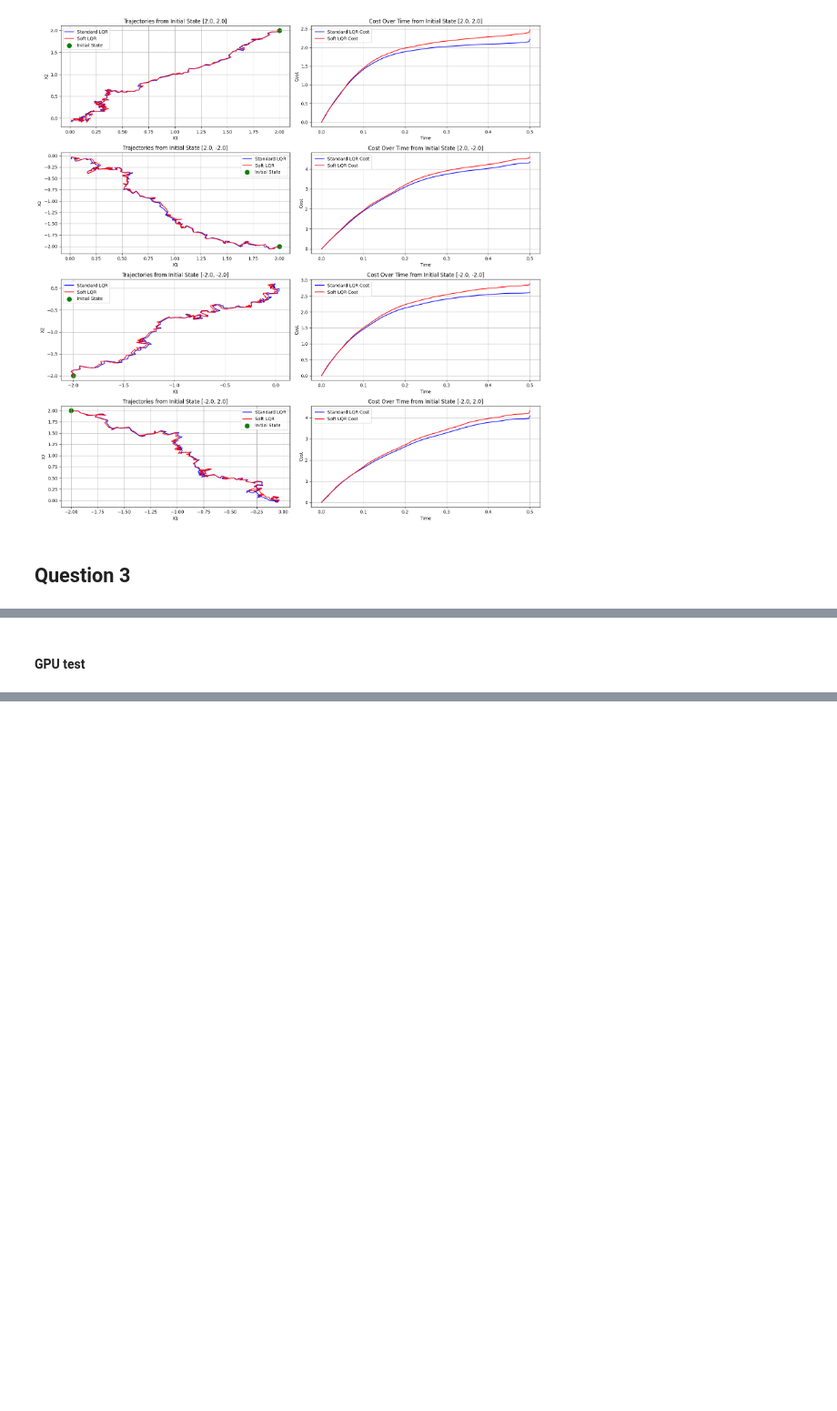
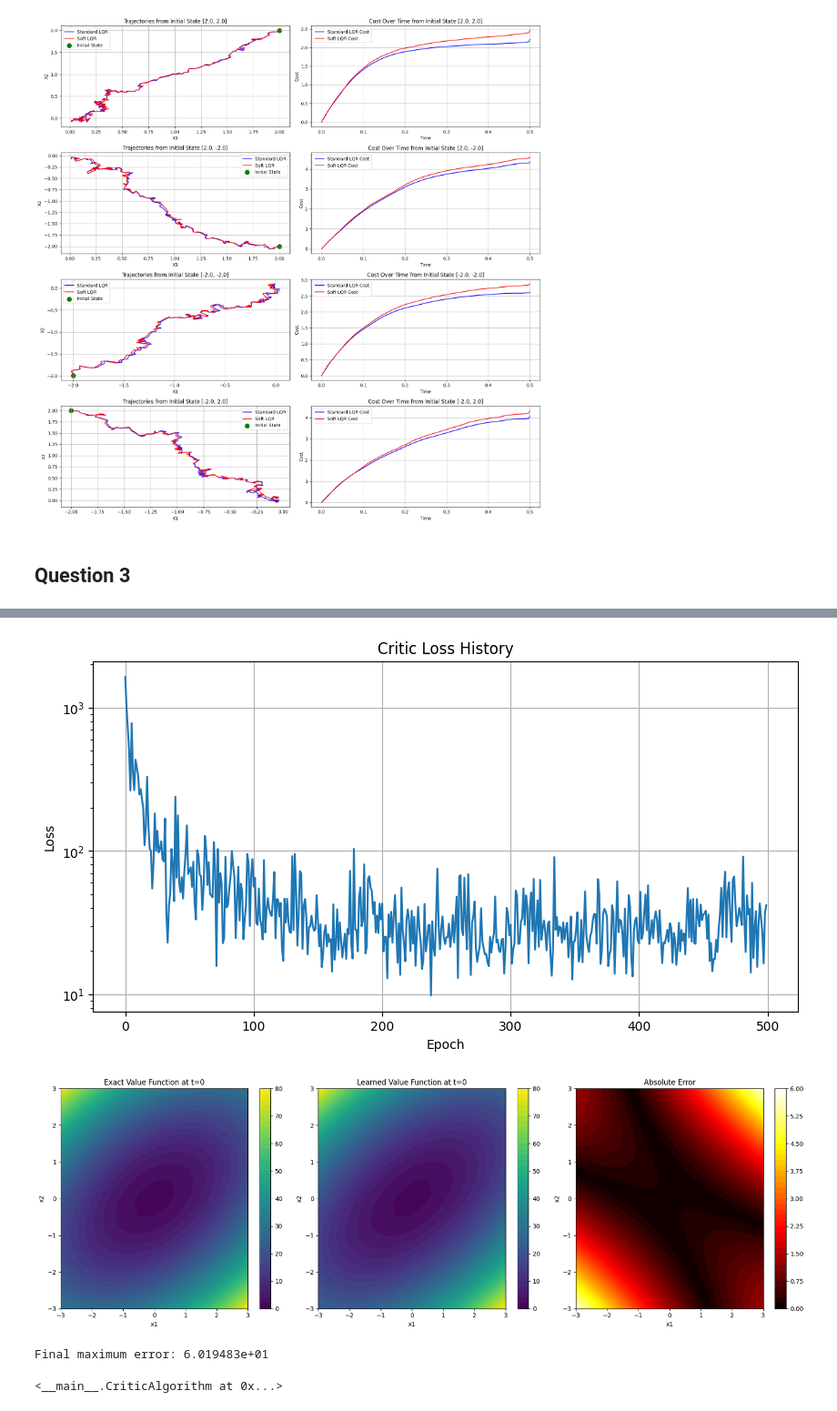
Before and after one commit to viharparon/SCDAA-Group, a Jupyter notebook: test2.ipynb, the cells around one changed output, grey strips where cells are left out. Shown at 91% size. Cells and saved outputs as stored; diff of their text form; code cells hidden in the pictures; blank space fills up the shorter version.

```diff
--- a/test2.ipynb
+++ b/test2.ipynb
@@ -1974,2 +1643,0 @@ Epoch 75/500, Loss: 2.3291e+01
-# %% [markdown]
-#### GPU test
@@ -2442,0 +1644,3 @@ main_critic_gpu()
+# %%
+run_critic_algorithm()
+# %% [output]
@@ -2442,0 +1664,4 @@ main_critic_gpu()
+[figure, added]
+[figure, added]
+Final maximum error: 6.019483e+01
+<__main__.CriticAlgorithm at 0x...>
```
Also changed, not shown: parts of 32 cells of this notebook.
